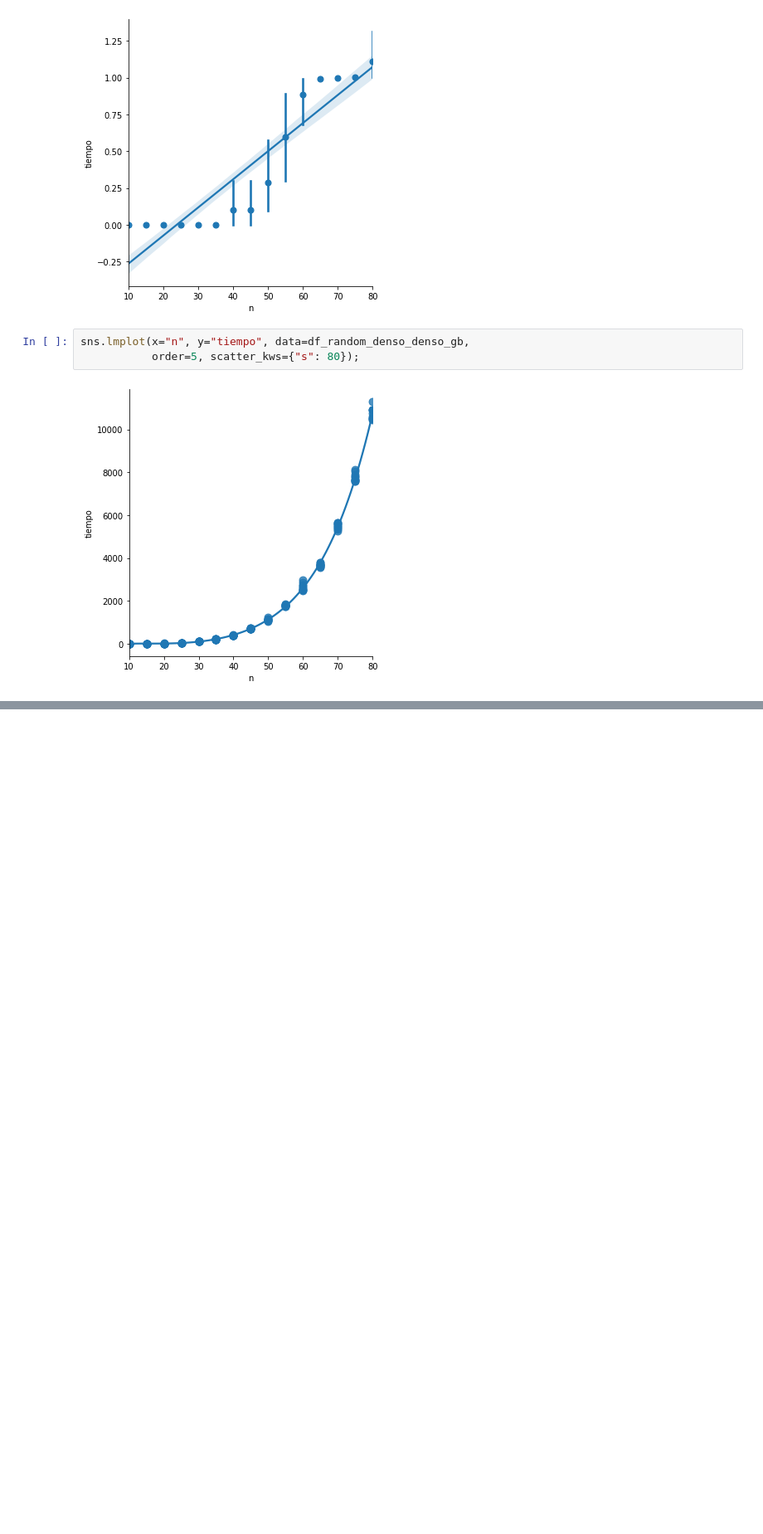
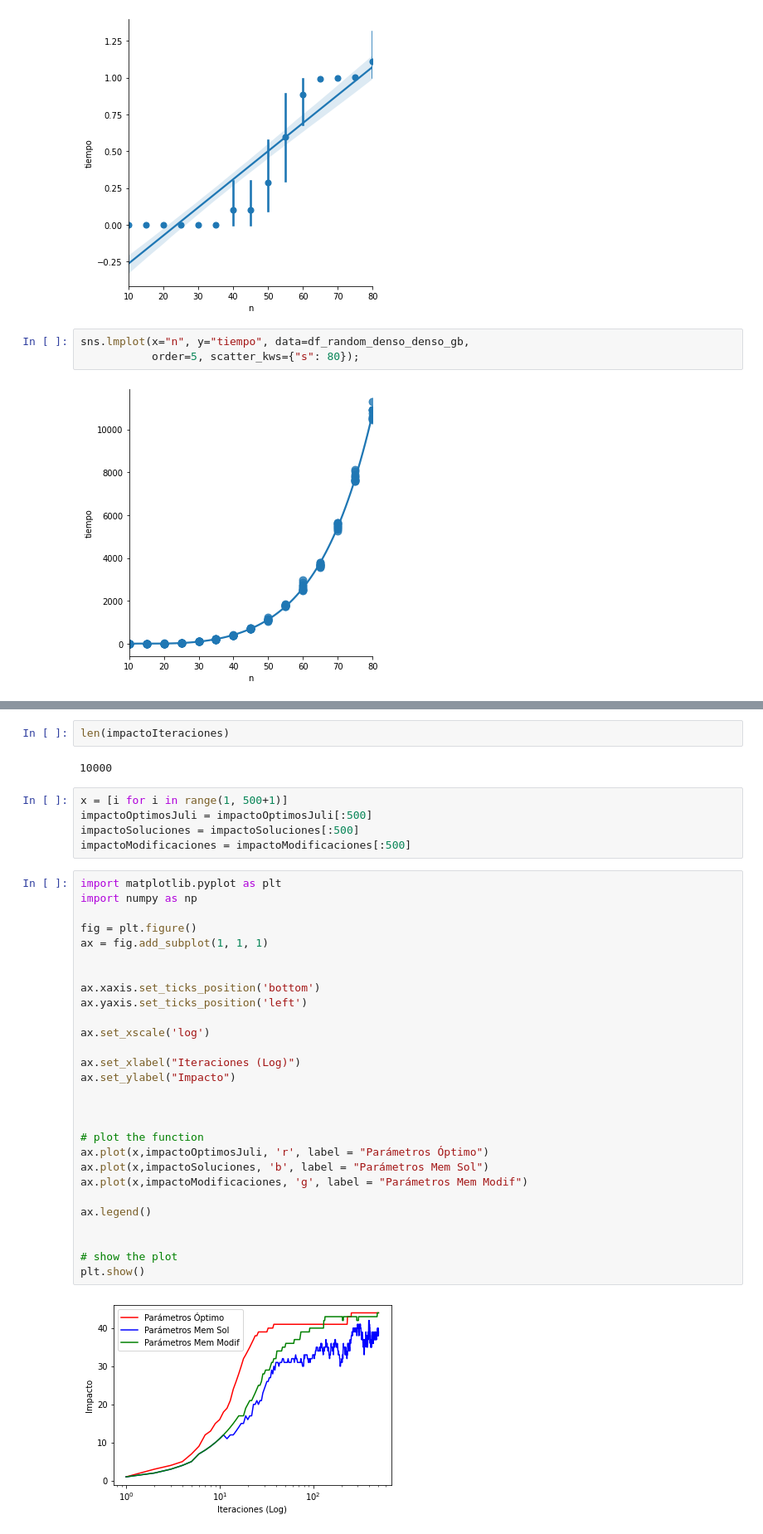
Before and after one commit to ZarthaxX/algo3-tp2, a Jupyter notebook: experimentacion/notebooks/analisis.ipynb, the cells around one changed output, grey strips where cells are left out. Shown: that part at 83% size. Saved outputs shown, nothing was run; the diff lists cells and outputs as text; blank space fills up the shorter version.

```diff
--- a/experimentacion/notebooks/analisis.ipynb
+++ b/experimentacion/notebooks/analisis.ipynb
@@ -125,0 +161,39 @@ sns.lmplot(x="n", y="tiempo", data=df_random_denso_denso_gb,
+# %%
+len(impactoIteraciones)
+# %% [output]
+10000
+# %%
+x = [i for i in range(1, 500+1)]
+impactoOptimosJuli = impactoOptimosJuli[:500]
+impactoSoluciones = impactoSoluciones[:500]
+impactoModificaciones = impactoModificaciones[:500]
+# %%
+import matplotlib.pyplot as plt
+import numpy as np
+
+fig = plt.figure()
+ax = fig.add_subplot(1, 1, 1)
+
+
+ax.xaxis.set_ticks_position('bottom')
+ax.yaxis.set_ticks_position('left')
+
+ax.set_xscale('log')
+
+ax.set_xlabel("Iteraciones (Log)")
+ax.set_ylabel("Impacto")
+
+
+
+# plot the function
+ax.plot(x,impactoOptimosJuli, 'r', label = "Parámetros Óptimo")
+ax.plot(x,impactoSoluciones, 'b', label = "Parámetros Mem Sol")
+ax.plot(x,impactoModificaciones, 'g', label = "Parámetros Mem Modif")
+
+ax.legend()
+
+
+# show the plot
+plt.show()
+# %% [output]
+[figure, added]
```
Also changed, not shown: parts of 1 cell of this notebook, 2 other files.
